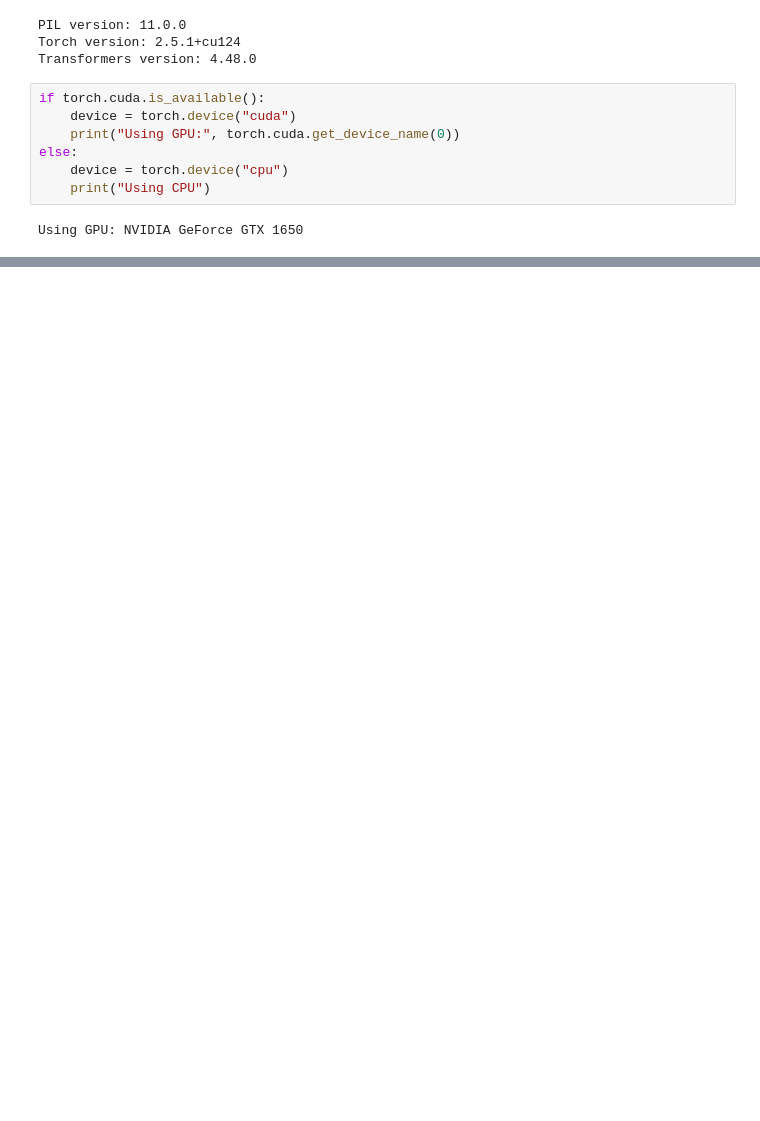
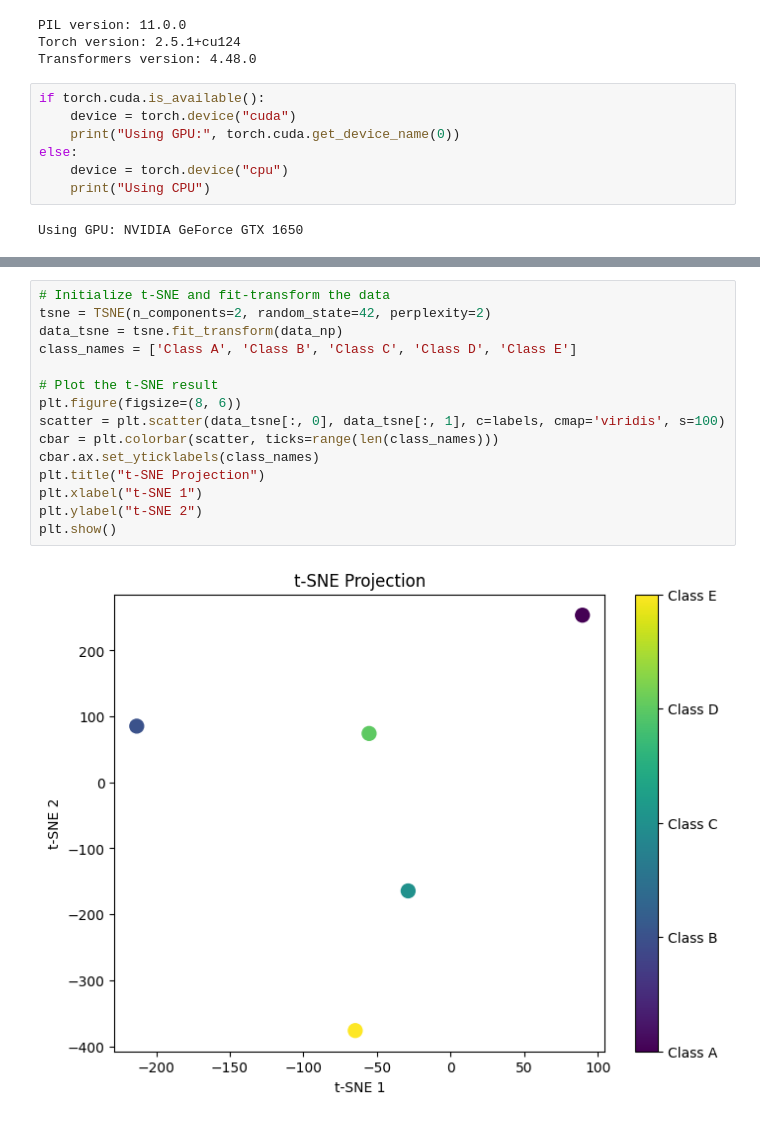
Before and after one commit to shivamgcodes/Pruning-via-Merging, a Jupyter notebook: visual_encodders/trial.ipynb, the cells around one changed output, grey strips where cells are left out. Drawn from its saved outputs; the diff is of its cells as text; blank space fills up the shorter version.

```diff
--- a/visual_encodders/trial.ipynb
+++ b/visual_encodders/trial.ipynb
@@ -142,0 +278,17 @@ tensor([[0., 0., 0., 1., 1., 1., 0., 0., 1., 0., 1., 0., 1., 1., 1., 1., 1., 1.,
+# %%
+# Initialize t-SNE and fit-transform the data
+tsne = TSNE(n_components=2, random_state=42, perplexity=2)
+data_tsne = tsne.fit_transform(data_np)
+class_names = ['Class A', 'Class B', 'Class C', 'Class D', 'Class E']
+
+# Plot the t-SNE result
+plt.figure(figsize=(8, 6))
+scatter = plt.scatter(data_tsne[:, 0], data_tsne[:, 1], c=labels, cmap='viridis', s=100)
+cbar = plt.colorbar(scatter, ticks=range(len(class_names)))
+cbar.ax.set_yticklabels(class_names)
+plt.title("t-SNE Projection")
+plt.xlabel("t-SNE 1")
+plt.ylabel("t-SNE 2")
+plt.show()
+# %% [output]
+[figure, added]
```
Also changed, not shown: parts of 18 cells of this notebook, 6 other files.
